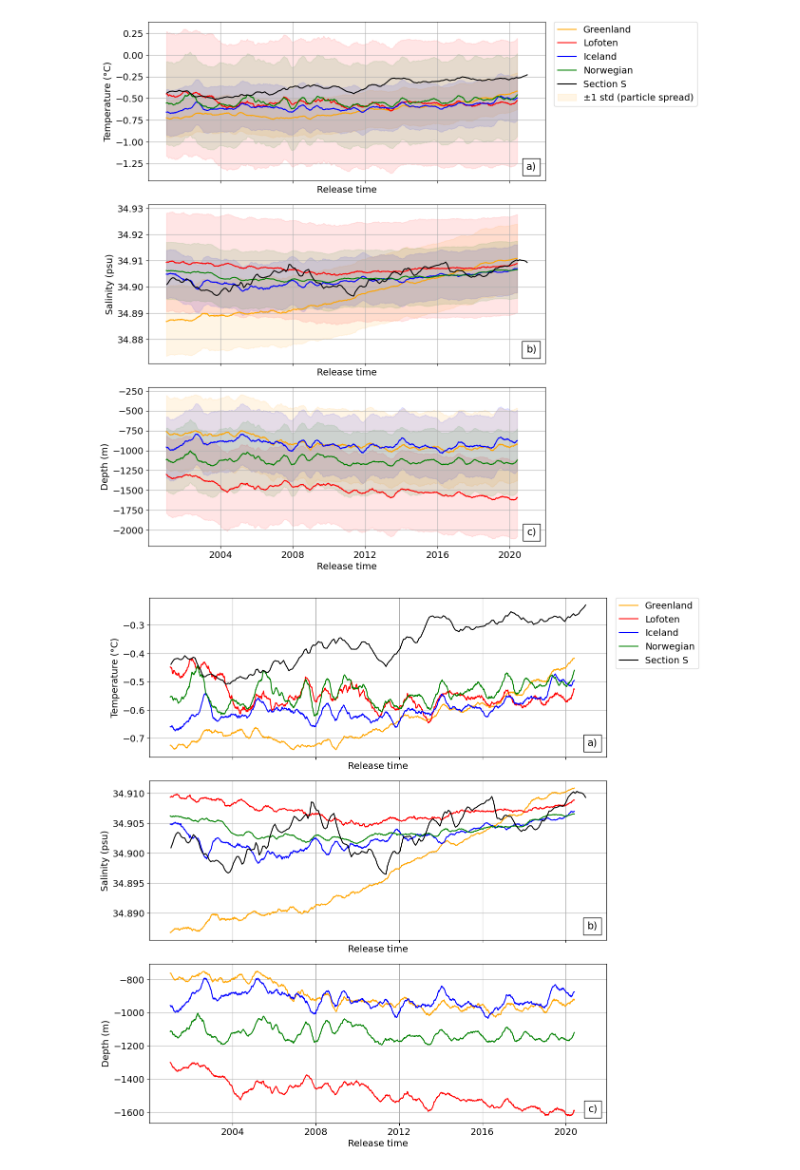
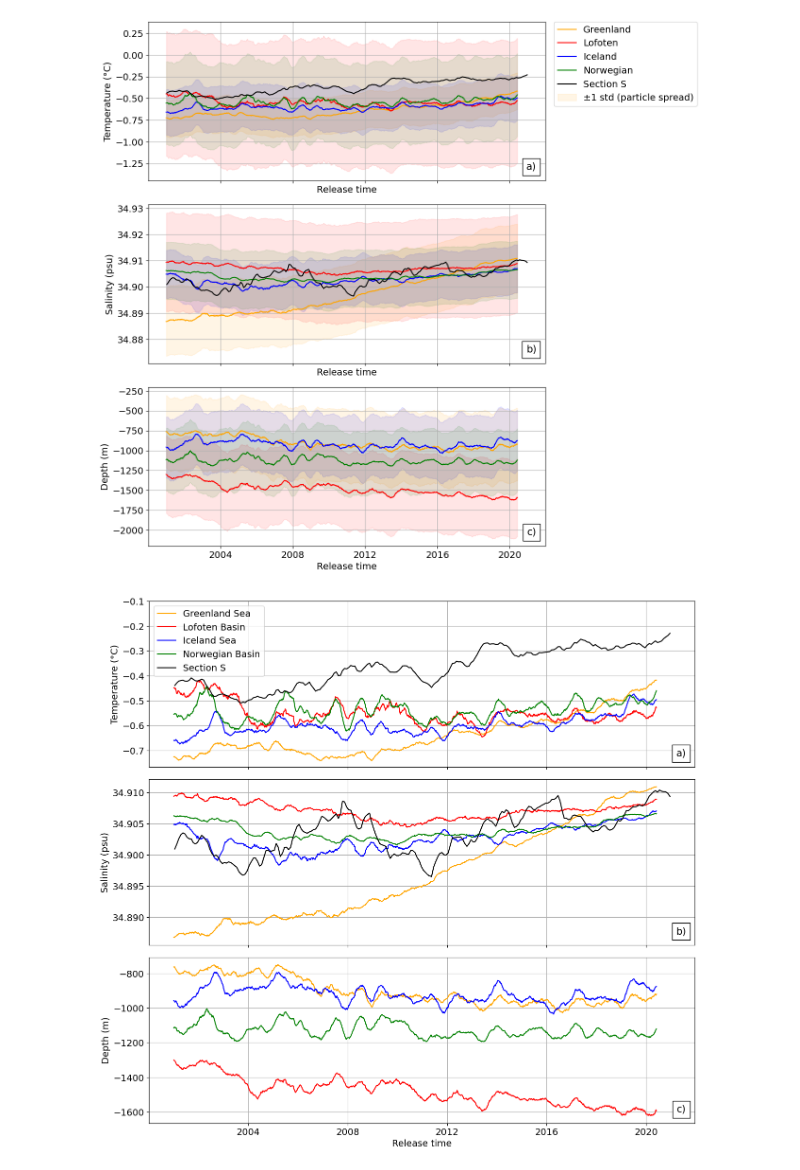
Before and after one commit to ischiller-weiss/FBC_Lagrangian, a Jupyter notebook: notebooks/Fig4_Fig5_Fig6.ipynb, the cells around one changed output. Drawn from its saved outputs; the diff is of its cells as text; code cells hidden in the pictures.

```diff
--- a/notebooks/Fig4_Fig5_Fig6.ipynb
+++ b/notebooks/Fig4_Fig5_Fig6.ipynb
@@ -1398,29 +1448,28 @@ fig, axs = plt.subplots(3, 1, figsize=(13, 12), sharex=True)
 
 Greenland_temp_ts.rolling(start_time=30).mean(dim="start_time").sel(
     start_time=slice("2001-01-01", None)
-).plot(ax=axs[0], label="Greenland", color="orange")
+).plot(ax=axs[0], label="Greenland Sea", color="orange")
 Lofoten_temp_ts.rolling(start_time=30).mean(dim="start_time").sel(
     start_time=slice("2001-01-01", None)
-).plot(ax=axs[0], label="Lofoten", color="red")
+).plot(ax=axs[0], label="Lofoten Basin", color="red")
 Iceland_temp_ts.rolling(start_time=30).mean(dim="start_time").sel(
     start_time=slice("2001-01-01", None)
-).plot(ax=axs[0], label="Iceland", color="blue")
+).plot(ax=axs[0], label="Iceland Sea", color="blue")
 Norwegian_temp_ts.rolling(start_time=30).mean(dim="start_time").sel(
     start_time=slice("2001-01-01", None)
-).plot(ax=axs[0], label="Norwegian", color="green")
+).plot(ax=axs[0], label="Norwegian Basin", color="green")
 weighted_mean(S_overflow).votemper.rolling(time_counter=30).mean(
     dim="time_counter"
 ).sel(time_counter=slice("2001-01-01", None)).plot(
     ax=axs[0], label="Section S", color="k"
 )
-
-
 axs[0].set_ylabel("Temperature (°C)")
 at = AnchoredText("a)", prop=dict(size=15), frameon=True, loc="lower right")
 axs[0].add_artist(at)
-axs[0].legend(loc="upper left", bbox_to_anchor=(1.01, 1.03))
-axs[0].set_xlabel("Release time")
+axs[0].legend(loc="upper left")
+axs[0].set_xlabel("")
 axs[0].grid()
+axs[0].set_ylim(None, -0.1)
 
 
 Greenland_salt_ts.rolling(start_time=30).mean(dim="start_time").sel(
@@ -1443,38 +1492,38 @@ weighted_mean(S_overflow).vosaline.rolling(time_counter=30).mean(
 axs[1].set_ylabel("Salinity (psu)")
 at = AnchoredText("b)", prop=dict(size=15), frameon=True, loc="lower right")
 axs[1].add_artist(at)
-axs[1].set_xlabel("Release time")
+axs[1].set_xlabel("")
 axs[1].grid()
 
 (
     -Greenland_depth_ts.rolling(start_time=30)
     .mean(dim="start_time")
     .sel(start_time=slice("2001-01-01", None))
 ).plot(ax=axs[2], label="Greenland", color="orange")
 (
     -Lofoten_depth_ts.rolling(start_time=30)
     .mean(dim="start_time")
     .sel(start_time=slice("2001-01-01", None))
 ).plot(ax=axs[2], label="Lofoten", color="red")
 (
     -Iceland_depth_ts.rolling(start_time=30)
     .mean(dim="start_time")
     .sel(start_time=slice("2001-01-01", None))
 ).plot(ax=axs[2], label="Iceland", color="blue")
 (
     -Norwegian_depth_ts.rolling(start_time=30)
     .mean(dim="start_time")
     .sel(start_time=slice("2001-01-01", None))
 ).plot(ax=axs[2], label="Norwegian", color="green")
 axs[2].set_xlabel("Release time")
 axs[2].set_ylabel("Depth (m)")
 at = AnchoredText("c)", prop=dict(size=15), frameon=True, loc="lower right")
 axs[2].add_artist(at)
 axs[2].grid()
 
 
 plt.tight_layout()
 plt.savefig("Fig6_basins_time_series_vertical_v2.png", dpi=300, bbox_inches="tight")
 plt.show()
 # %% [output]
-[figure, old version]
+[figure, new version]
```
Also changed, not shown: parts of 3 cells of this notebook.
